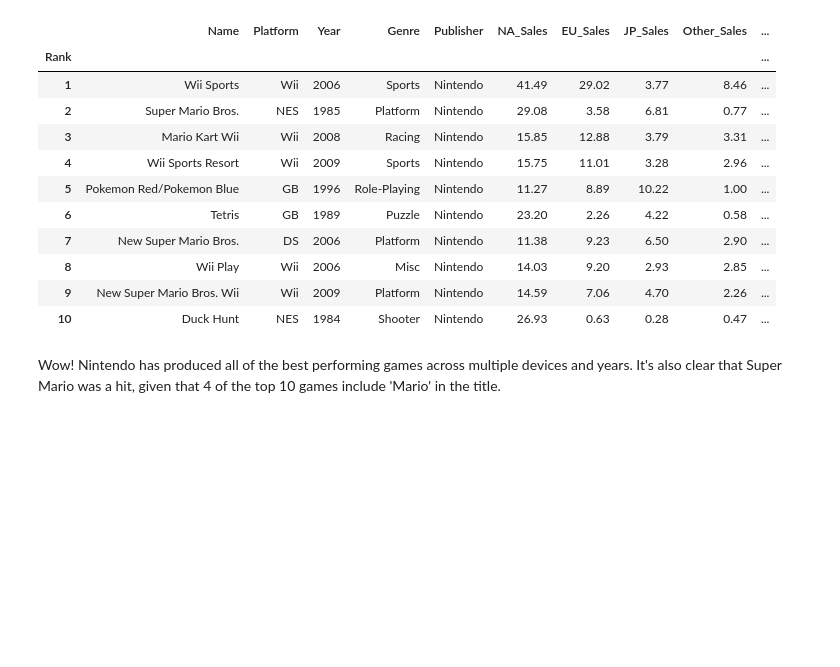
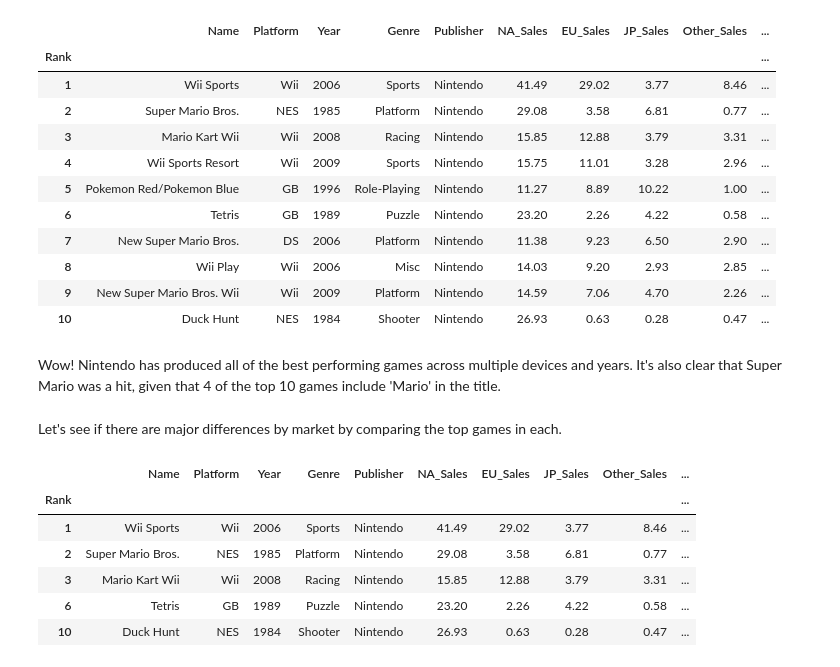
Before and after one commit to elijahlopez94/gaming_eda_and_machine_learning, a Jupyter notebook: video_games_eda.ipynb, the cells around one changed output. Cells and saved outputs as stored; diff of their text form; code cells hidden in the pictures; blank space fills up the shorter version.

```diff
--- a/video_games_eda.ipynb
+++ b/video_games_eda.ipynb
@@ -331,3 +331,18 @@ top_10_games
 | 10 | Duck Hunt | NES | 1984 | Shooter | Nintendo | 26.93 | 0.63 | 0.28 | 0.47 | ... |
 # %% [markdown]
 Wow! Nintendo has produced all of the best performing games across multiple devices and years. It's also clear that Super Mario was a hit, given that 4 of the top 10 games include 'Mario' in the title.
+# %% [markdown]
+Let's see if there are major differences by market by comparing the top games in each.
+# %%
+# North America
+top_5_revenues_na = df['NA_Sales'].nlargest(5)
+top_5_games_na = df.loc[df['NA_Sales'].isin(top_5_revenues_na)].set_index('Rank')
+top_5_games_na
+# %% [output]
+|  | Name | Platform | Year | Genre | Publisher | NA_Sales | EU_Sales | JP_Sales | Other_Sales | ... |
+| Rank |  |  |  |  |  |  |  |  |  | ... |
+| 1 | Wii Sports | Wii | 2006 | Sports | Nintendo | 41.49 | 29.02 | 3.77 | 8.46 | ... |
+| 2 | Super Mario Bros. | NES | 1985 | Platform | Nintendo | 29.08 | 3.58 | 6.81 | 0.77 | ... |
+| 3 | Mario Kart Wii | Wii | 2008 | Racing | Nintendo | 15.85 | 12.88 | 3.79 | 3.31 | ... |
+| 6 | Tetris | GB | 1989 | Puzzle | Nintendo | 23.20 | 2.26 | 4.22 | 0.58 | ... |
+| 10 | Duck Hunt | NES | 1984 | Shooter | Nintendo | 26.93 | 0.63 | 0.28 | 0.47 | ... |
```
Also changed, not shown: parts of 8 cells of this notebook, 2 other files.
